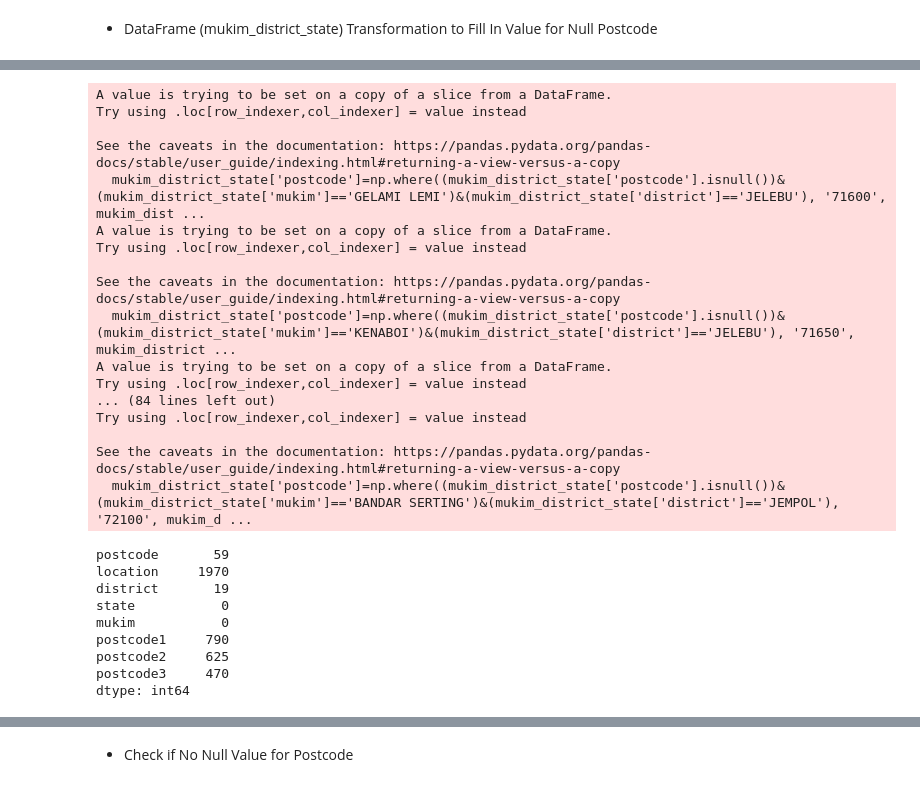
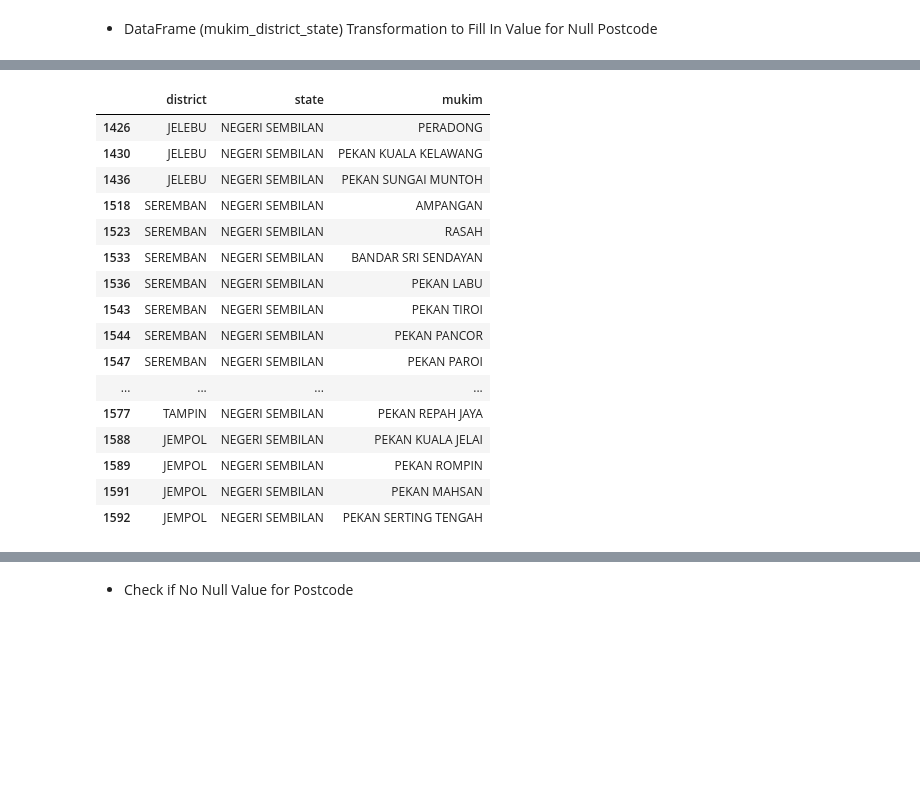
Before and after one commit to izardy/malaysia-postcode-mapper, a Jupyter notebook: notebook/data-prep.ipynb, the cells around one changed output, grey strips where cells are left out. Saved outputs shown, nothing was run; the diff lists cells and outputs as text; code cells hidden in the pictures; blank space fills up the shorter version.

```diff
--- a/notebook/data-prep.ipynb
+++ b/notebook/data-prep.ipynb
@@ -2317,62 +2127,53 @@ mukim_district_state['postcode']=np.where((mukim_district_state['postcode'].isnu
 mukim_district_state['postcode']=np.where((mukim_district_state['postcode'].isnull())&(mukim_district_state['mukim']=='PEKAN PASIR BESAR')&(mukim_district_state['state']=='NEGERI SEMBILAN')&(mukim_district_state['district']=='TAMPIN'), '', mukim_district_state['postcode'])
 mukim_district_state['postcode']=np.where((mukim_district_state['postcode'].isnull())&(mukim_district_state['mukim']=='PEKAN REPAH PERMAI')&(mukim_district_state['state']=='NEGERI SEMBILAN')&(mukim_district_state['district']=='TAMPIN'), '', mukim_district_state['postcode'])
 mukim_district_state['postcode']=np.where((mukim_district_state['postcode'].isnull())&(mukim_district_state['mukim']=='PEKAN REPAH JAYA')&(mukim_district_state['state']=='NEGERI SEMBILAN')&(mukim_district_state['district']=='TAMPIN'), '', mukim_district_state['postcode'])
 
 '''
 
 
 #jempol
 mukim_district_state['postcode']=np.where((mukim_district_state['postcode'].isnull())&(mukim_district_state['mukim']=='JELAI')&(mukim_district_state['district']=='JEMPOL'), '73500', mukim_district_state['postcode'])
 mukim_district_state['postcode']=np.where((mukim_district_state['postcode'].isnull())&(mukim_district_state['mukim']=='ROMPIN')&(mukim_district_state['district']=='JEMPOL'), '73430', mukim_district_state['postcode'])
 mukim_district_state['postcode']=np.where((mukim_district_state['postcode'].isnull())&(mukim_district_state['mukim']=='BANDAR SERTING')&(mukim_district_state['district']=='JEMPOL'), '72100', mukim_district_state['postcode'])
 '''
 mukim_district_state['postcode']=np.where((mukim_district_state['postcode'].isnull())&(mukim_district_state['mukim']=='KUALA JEMPOL')&(mukim_district_state['state']=='NEGERI SEMBILAN')&(mukim_district_state['district']=='JEMPOL'), '', mukim_district_state['postcode'])
 mukim_district_state['postcode']=np.where((mukim_district_state['postcode'].isnull())&(mukim_district_state['mukim']=='SERTING HILIR')&(mukim_district_state['state']=='NEGERI SEMBILAN')&(mukim_district_state['district']=='JEMPOL'), '', mukim_district_state['postcode'])
 mukim_district_state['postcode']=np.where((mukim_district_state['postcode'].isnull())&(mukim_district_state['mukim']=='SERTING ULU')&(mukim_district_state['state']=='NEGERI SEMBILAN')&(mukim_district_state['district']=='JEMPOL'), '', mukim_district_state['postcode'])
 mukim_district_state['postcode']=np.where((mukim_district_state['postcode'].isnull())&(mukim_district_state['mukim']=='BANDAR BAHAU')&(mukim_district_state['state']=='NEGERI SEMBILAN')&(mukim_district_state['district']=='JEMPOL'), '', mukim_district_state['postcode'])
 mukim_district_state['postcode']=np.where((mukim_district_state['postcode'].isnull())&(mukim_district_state['mukim']=='BANDAR SERI JEMPOL')&(mukim_district_state['state']=='NEGERI SEMBILAN')&(mukim_district_state['district']=='JEMPOL'), '', mukim_district_state['postcode'])
 mukim_district_state['postcode']=np.where((mukim_district_state['postcode'].isnull())&(mukim_district_state['mukim']=='PEKAN BAHAU')&(mukim_district_state['state']=='NEGERI SEMBILAN')&(mukim_district_state['district']=='JEMPOL'), '', mukim_district_state['postcode'])
 mukim_district_state['postcode']=np.where((mukim_district_state['postcode'].isnull())&(mukim_district_state['mukim']=='PEKAN BATU KIKIR')&(mukim_district_state['state']=='NEGERI SEMBILAN')&(mukim_district_state['district']=='JEMPOL'), '', mukim_district_state['postcode'])
 mukim_district_state['postcode']=np.where((mukim_district_state['postcode'].isnull())&(mukim_district_state['mukim']=='PEKAN KUALA JELAI')&(mukim_district_state['state']=='NEGERI SEMBILAN')&(mukim_district_state['district']=='JEMPOL'), '', mukim_district_state['postcode'])
 mukim_district_state['postcode']=np.where((mukim_district_state['postcode'].isnull())&(mukim_district_state['mukim']=='PEKAN ROMPIN')&(mukim_district_state['state']=='NEGERI SEMBILAN')&(mukim_district_state['district']=='JEMPOL'), '', mukim_district_state['postcode'])
 mukim_district_state['postcode']=np.where((mukim_district_state['postcode'].isnull())&(mukim_district_state['mukim']=='PEKAN LADANG GEDDES')&(mukim_district_state['state']=='NEGERI SEMBILAN')&(mukim_district_state['district']=='JEMPOL'), '', mukim_district_state['postcode'])
 mukim_district_state['postcode']=np.where((mukim_district_state['postcode'].isnull())&(mukim_district_state['mukim']=='PEKAN MAHSAN')&(mukim_district_state['state']=='NEGERI SEMBILAN')&(mukim_district_state['district']=='JEMPOL'), '', mukim_district_state['postcode'])
 mukim_district_state['postcode']=np.where((mukim_district_state['postcode'].isnull())&(mukim_district_state['mukim']=='PEKAN SERTING TENGAH')&(mukim_district_state['state']=='NEGERI SEMBILAN')&(mukim_district_state['district']=='JEMPOL'), '', mukim_district_state['postcode'])
 
 '''
 
 
+mukim_district_state[(mukim_district_state['postcode'].isnull())&(mukim_district_state['state']=='NEGERI SEMBILAN')][[ 'district', 'state', 'mukim']]
+#mukim_district_state[(mukim_district_state['postcode'].isnull())&(mukim_district_state['state']=='NEGERI SEMBILAN')&(mukim_district_state['district']=='JEMPOL')][[ 'district', 'state', 'mukim']]
 
-mukim_district_state[(mukim_district_state['postcode'].isnull())&(mukim_district_state['state']=='NEGERI SEMBILAN')&(mukim_district_state['district']=='JEMPOL')]
-
-mukim_district_state.isnull().sum()
+#mukim_district_state.isnull().sum()
 # %% [output]
-A value is trying to be set on a copy of a slice from a DataFrame.
-Try using .loc[row_indexer,col_indexer] = value instead
-
-See the caveats in the documentation: https://pandas.pydata.org/pandas-docs/stable/user_guide/indexing.html#returning-a-view-versus-a-copy
-  mukim_district_state['postcode']=np.where((mukim_district_state['postcode'].isnull())&(mukim_district_state['mukim']=='GELAMI LEMI')&(mukim_district_state['district']=='JELEBU'), '71600', mukim_dist ...
-A value is trying to be set on a copy of a slice from a DataFrame.
-Try using .loc[row_indexer,col_indexer] = value instead
-
-See the caveats in the documentation: https://pandas.pydata.org/pandas-docs/stable/user_guide/indexing.html#returning-a-view-versus-a-copy
-  mukim_district_state['postcode']=np.where((mukim_district_state['postcode'].isnull())&(mukim_district_state['mukim']=='KENABOI')&(mukim_district_state['district']=='JELEBU'), '71650', mukim_district ...
-A value is trying to be set on a copy of a slice from a DataFrame.
-Try using .loc[row_indexer,col_indexer] = value instead
-... (84 lines left out)
-Try using .loc[row_indexer,col_indexer] = value instead
-
-See the caveats in the documentation: https://pandas.pydata.org/pandas-docs/stable/user_guide/indexing.html#returning-a-view-versus-a-copy
-  mukim_district_state['postcode']=np.where((mukim_district_state['postcode'].isnull())&(mukim_district_state['mukim']=='BANDAR SERTING')&(mukim_district_state['district']=='JEMPOL'), '72100', mukim_d ...
-postcode       59
-location     1970
-district       19
-state           0
-mukim           0
-postcode1     790
-postcode2     625
-postcode3     470
-dtype: int64
+|  | district | state | mukim |
+| 1426 | JELEBU | NEGERI SEMBILAN | PERADONG |
+| 1430 | JELEBU | NEGERI SEMBILAN | PEKAN KUALA KELAWANG |
+| 1436 | JELEBU | NEGERI SEMBILAN | PEKAN SUNGAI MUNTOH |
+| 1518 | SEREMBAN | NEGERI SEMBILAN | AMPANGAN |
+| 1523 | SEREMBAN | NEGERI SEMBILAN | RASAH |
+| 1533 | SEREMBAN | NEGERI SEMBILAN | BANDAR SRI SENDAYAN |
+| 1536 | SEREMBAN | NEGERI SEMBILAN | PEKAN LABU |
+| 1543 | SEREMBAN | NEGERI SEMBILAN | PEKAN TIROI |
+| 1544 | SEREMBAN | NEGERI SEMBILAN | PEKAN PANCOR |
+| 1547 | SEREMBAN | NEGERI SEMBILAN | PEKAN PAROI |
+| ... | ... | ... | ... |
+| 1577 | TAMPIN | NEGERI SEMBILAN | PEKAN REPAH JAYA |
+| 1588 | JEMPOL | NEGERI SEMBILAN | PEKAN KUALA JELAI |
+| 1589 | JEMPOL | NEGERI SEMBILAN | PEKAN ROMPIN |
+| 1591 | JEMPOL | NEGERI SEMBILAN | PEKAN MAHSAN |
+| 1592 | JEMPOL | NEGERI SEMBILAN | PEKAN SERTING TENGAH |
 # %%
 #mukim_district_state[(mukim_district_state['postcode'].isnull())&(mukim_district_state['state']=='JOHOR')]
 
```
Also changed, not shown: parts of 29 cells of this notebook.
